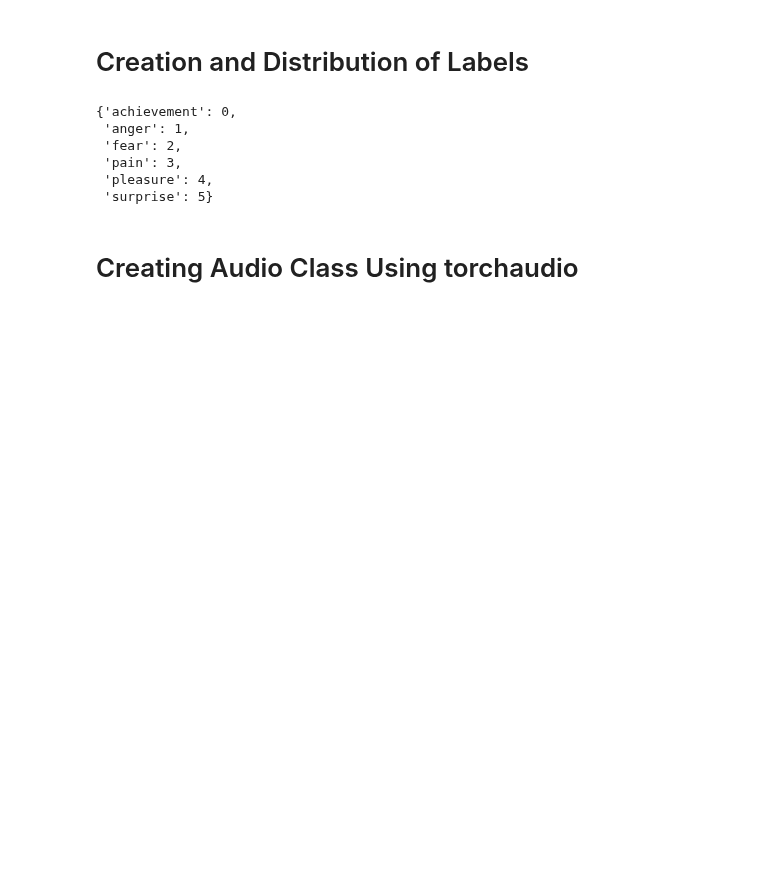
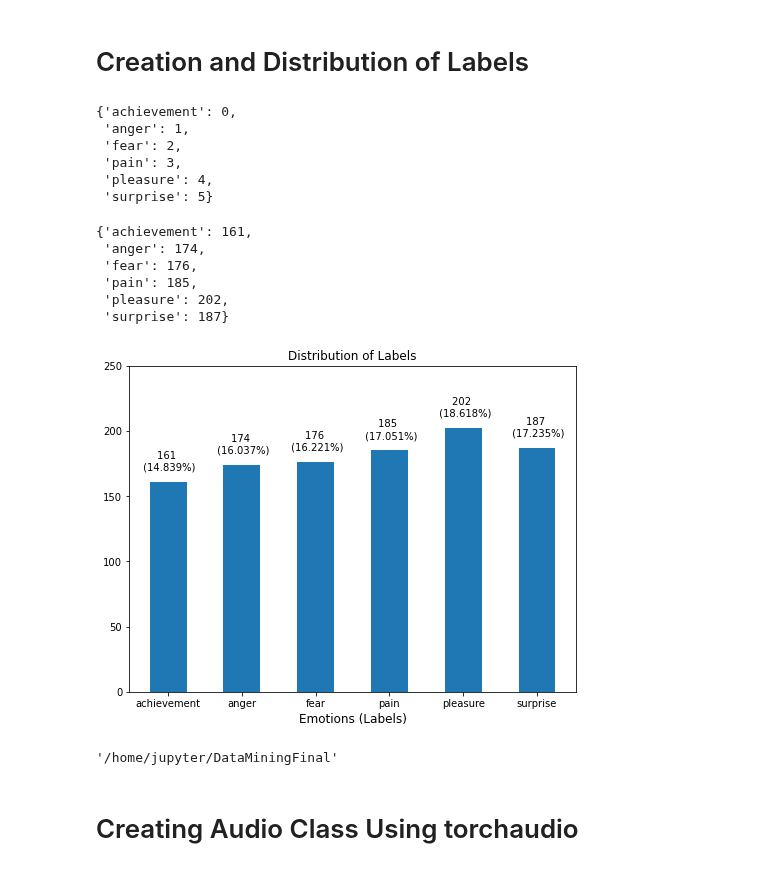
Before and after one commit to pakdaniel/DataMiningFinal, a Jupyter notebook: DataMiningFinal.ipynb, the cells around one changed output. Cells and saved outputs as stored; diff of their text form; code cells hidden in the pictures; blank space fills up the shorter version.

```diff
--- a/DataMiningFinal.ipynb
+++ b/DataMiningFinal.ipynb
@@ -148,3 +148,29 @@ LABEL_ENCODING
  'pain': 3,
  'pleasure': 4,
  'surprise': 5}
+# %%
+LABEL_COUNT
+# %% [output]
+{'achievement': 161,
+ 'anger': 174,
+ 'fear': 176,
+ 'pain': 185,
+ 'pleasure': 202,
+ 'surprise': 187}
+# %%
+val = list(LABEL_COUNT.values())
+fig, ax = plt.subplots(figsize=(8,6))
+p1 = ax.bar(LABEL_COUNT.keys(), val, 0.5)
+ax.set_xlabel("Emotions (Labels)", fontsize=12)
+ax.bar_label(p1, labels=[f"{i} \n ({100*i/sum(val):.03f}%)" for i in val],
+             padding=10)
+ax.set_ylim(0,250)
+ax.set_title("Distribution of Labels", fontsize=12)
+plt.savefig("figs/distribution_of_labels.png")
+plt.show()
+# %% [output]
+[figure, added]
+# %%
+os.getcwd()
+# %% [output]
+'/home/jupyter/DataMiningFinal'
```
Also changed, not shown: parts of 29 cells of this notebook.
